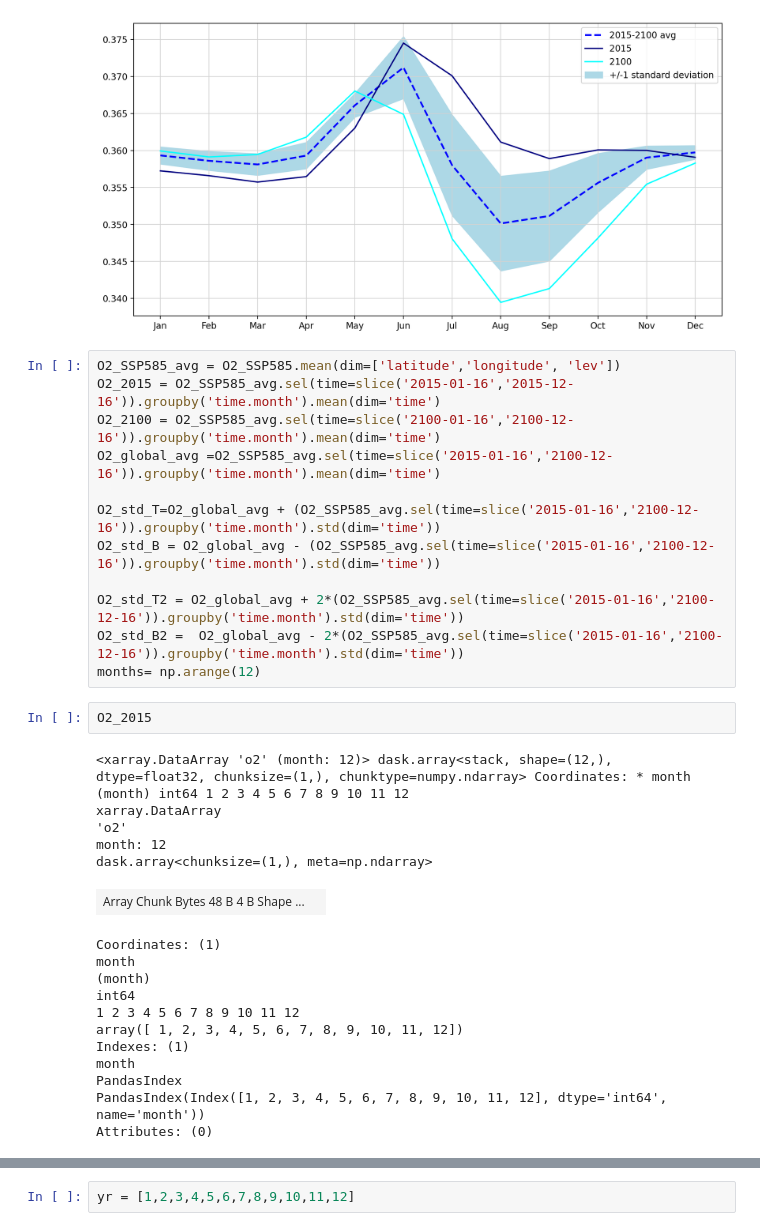
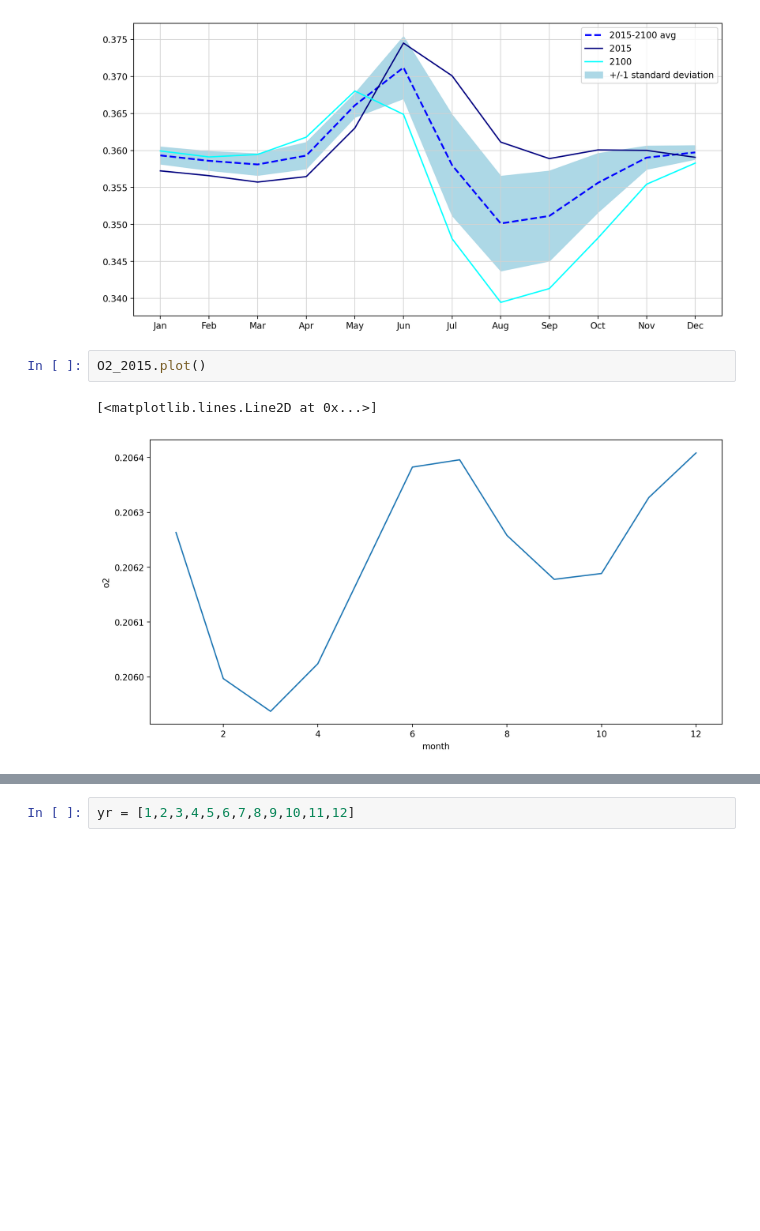
Before and after one commit to EES-3506-5506/Group4_Coomans, a Jupyter notebook: notebooks/File_practice.ipynb, the cells around one changed output, grey strips where cells are left out. Saved outputs shown, nothing was run; the diff lists cells and outputs as text; blank space fills up the shorter version.

```diff
--- a/notebooks/File_practice.ipynb
+++ b/notebooks/File_practice.ipynb
@@ -446,36 +453,9 @@ ax.legend()
 # %% [output]
 <matplotlib.legend.Legend at 0x...>
 [figure]
-# %%
-O2_SSP585_avg = O2_SSP585.mean(dim=['latitude','longitude', 'lev'])
-O2_2015 = O2_SSP585_avg.sel(time=slice('2015-01-16','2015-12-16')).groupby('time.month').mean(dim='time')
-O2_2100 = O2_SSP585_avg.sel(time=slice('2100-01-16','2100-12-16')).groupby('time.month').mean(dim='time')
-O2_global_avg =O2_SSP585_avg.sel(time=slice('2015-01-16','2100-12-16')).groupby('time.month').mean(dim='time')
-
-O2_std_T=O2_global_avg + (O2_SSP585_avg.sel(time=slice('2015-01-16','2100-12-16')).groupby('time.month').std(dim='time'))
-O2_std_B = O2_global_avg - (O2_SSP585_avg.sel(time=slice('2015-01-16','2100-12-16')).groupby('time.month').std(dim='time'))
-
-O2_std_T2 = O2_global_avg + 2*(O2_SSP585_avg.sel(time=slice('2015-01-16','2100-12-16')).groupby('time.month').std(dim='time'))
-O2_std_B2 =  O2_global_avg - 2*(O2_SSP585_avg.sel(time=slice('2015-01-16','2100-12-16')).groupby('time.month').std(dim='time'))
-months= np.arange(12)
 # %%
-O2_2015
+O2_2015.plot()
 # %% [output]
-<xarray.DataArray 'o2' (month: 12)> dask.array<stack, shape=(12,), dtype=float32, chunksize=(1,), chunktype=numpy.ndarray> Coordinates: * month (month) int64 1 2 3 4 5 6 7 8 9 10 11 12
-xarray.DataArray
-'o2'
-month: 12
-dask.array<chunksize=(1,), meta=np.ndarray>
+[<matplotlib.lines.Line2D at 0x...>]
-| Array Chunk Bytes 48 B 4 B Shape ... |  |
-Coordinates: (1)
-month
-(month)
-int64
-1 2 3 4 5 6 7 8 9 10 11 12
-array([ 1, 2, 3, 4, 5, 6, 7, 8, 9, 10, 11, 12])
-Indexes: (1)
-month
-PandasIndex
-PandasIndex(Index([1, 2, 3, 4, 5, 6, 7, 8, 9, 10, 11, 12], dtype='int64', name='month'))
-Attributes: (0)
+[figure, added]
 # %%
```
Also changed, not shown: parts of 5 cells of this notebook, 1 other file.
